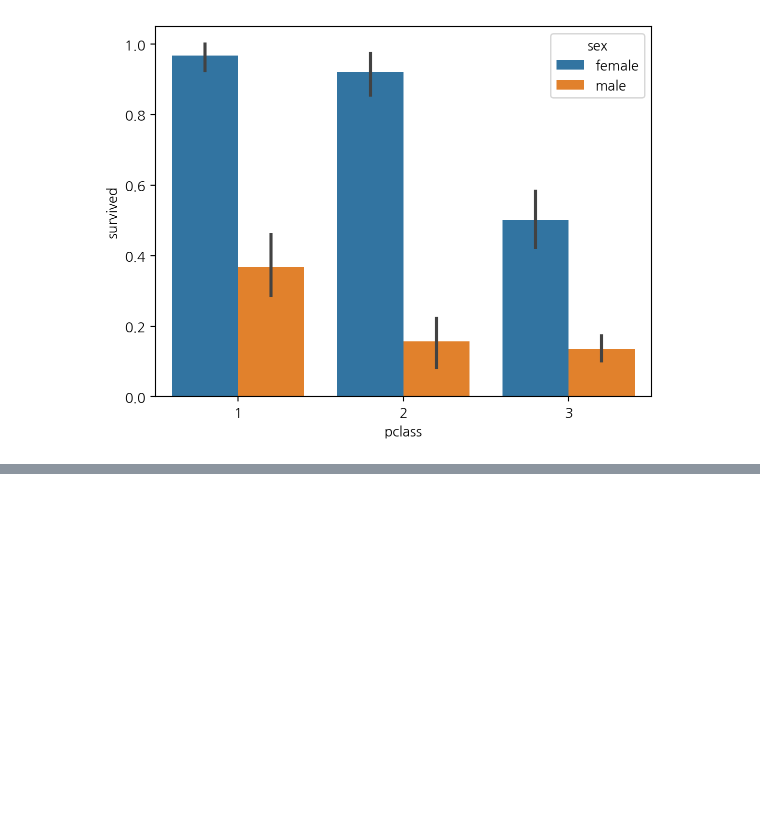
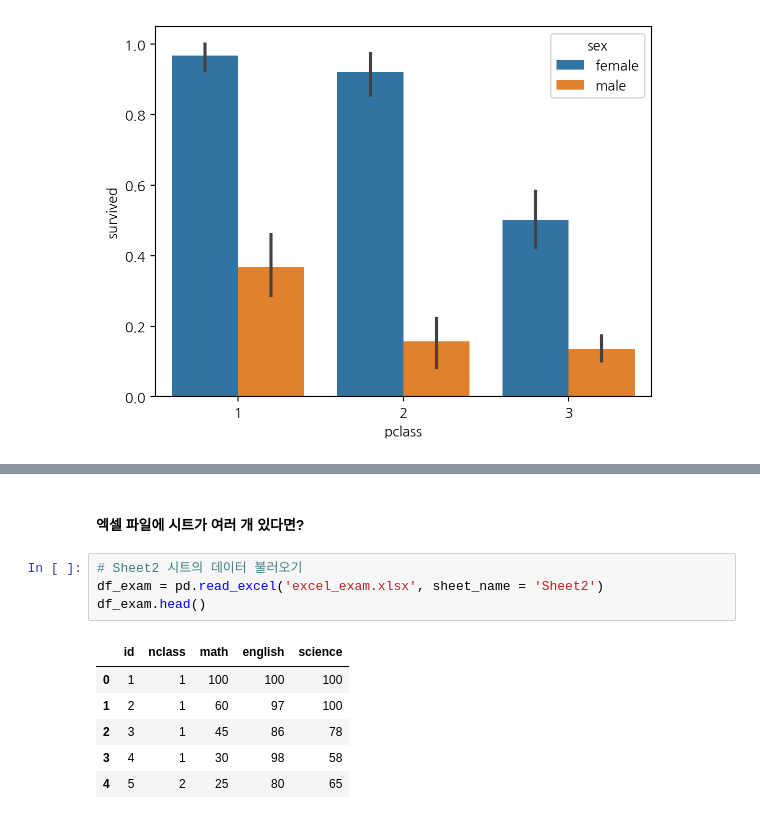
Before and after one commit to skyflown/2024-1-my-BDA, a Jupyter notebook: inclass/02w_0318_mon_dataframe_basic.ipynb, the cells around one changed output, grey strips where cells are left out. Cells and saved outputs as stored; diff of their text form; blank space fills up the shorter version.

```diff
--- a/inclass/02w_0318_mon_dataframe_basic.ipynb
+++ b/inclass/02w_0318_mon_dataframe_basic.ipynb
@@ -192,0 +410,13 @@ sns.barplot(x="pclass", y="survived", hue="sex", data = titanic)
+# %% [markdown]
+#### 엑셀 파일에 시트가 여러 개 있다면?
+# %%
+# Sheet2 시트의 데이터 불러오기
+df_exam = pd.read_excel('excel_exam.xlsx', sheet_name = 'Sheet2')
+df_exam.head()
+# %% [output]
+|  | id | nclass | math | english | science |
+| 0 | 1 | 1 | 100 | 100 | 100 |
+| 1 | 2 | 1 | 60 | 97 | 100 |
+| 2 | 3 | 1 | 45 | 86 | 78 |
+| 3 | 4 | 1 | 30 | 98 | 58 |
+| 4 | 5 | 2 | 25 | 80 | 65 |
```
Also changed, not shown: parts of 39 cells of this notebook.
